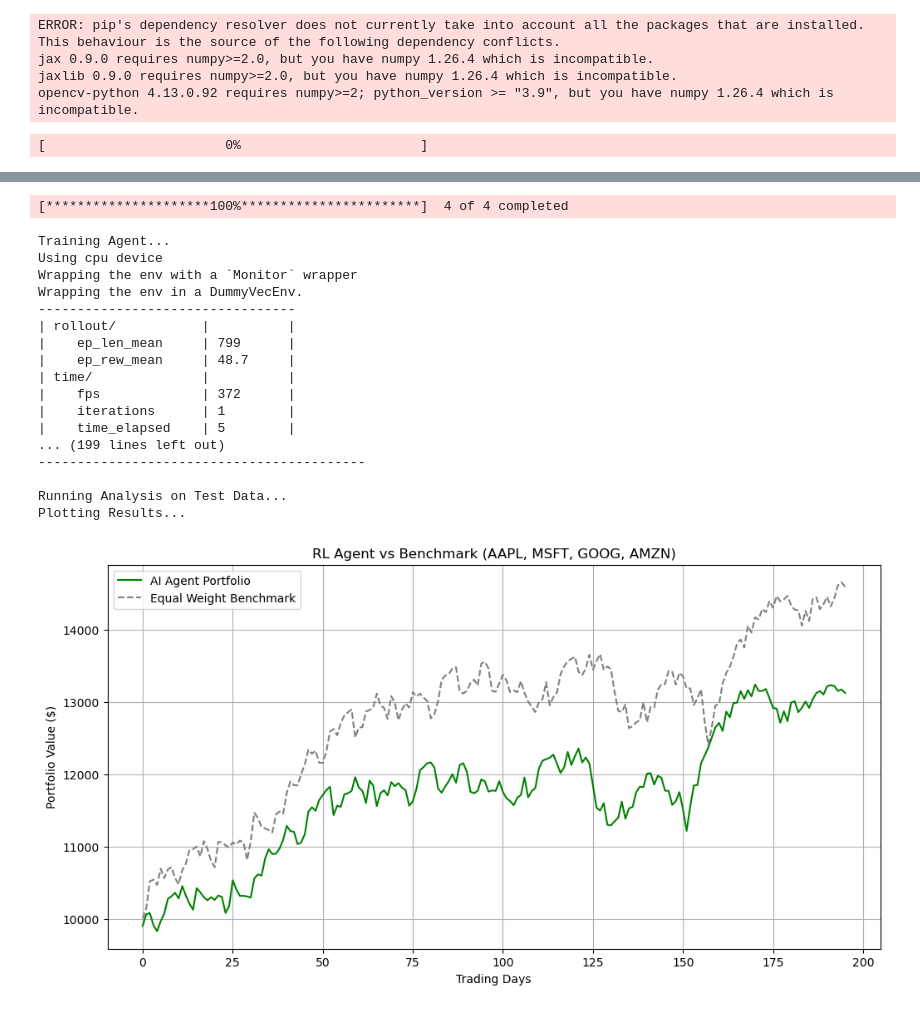
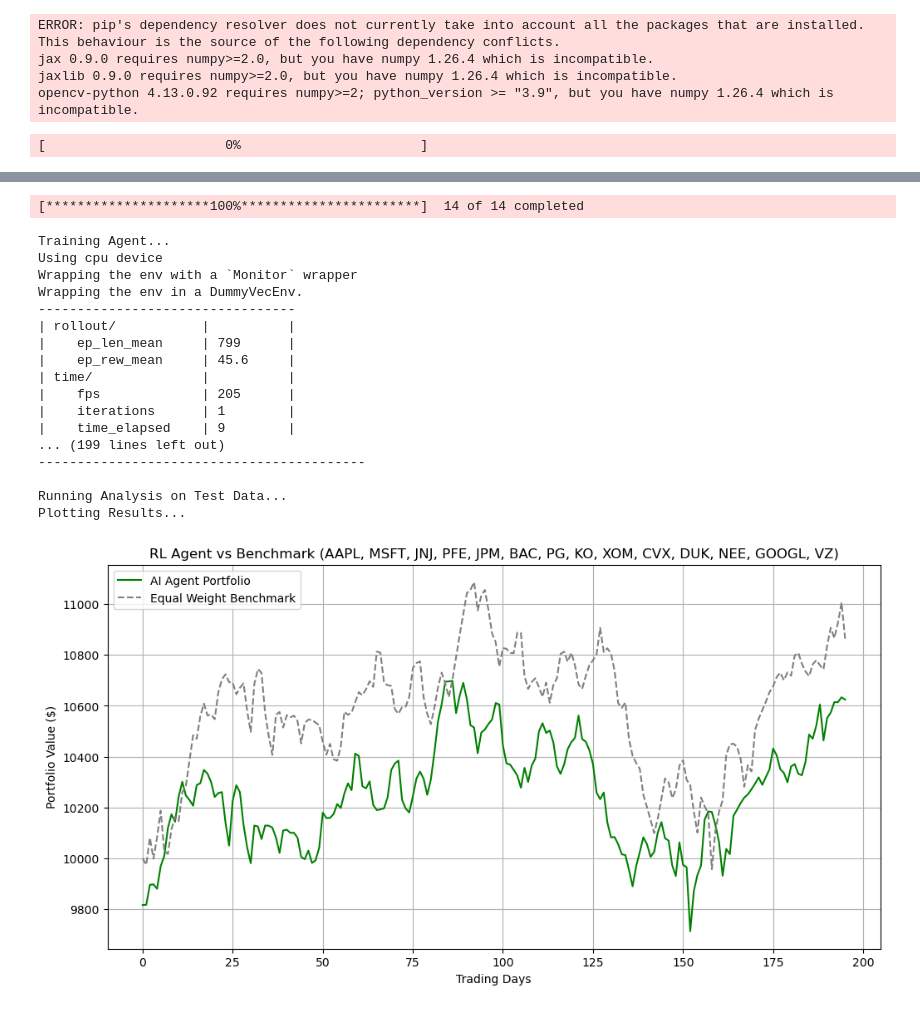
Before and after one commit to parth-f00/Portfolio_Management, a Jupyter notebook: portfolio_rl.ipynb, the cells around one changed output, grey strips where cells are left out. Drawn from its saved outputs; the diff is of its cells as text; code cells hidden in the pictures.

```diff
--- a/portfolio_rl.ipynb
+++ b/portfolio_rl.ipynb
@@ -129,7 +129,7 @@ class PortfolioEnv(gym.Env):
 
     def step(self, action):
         # 1. Convert Agent's raw action into portfolio weights (Softmax)
-        # e.g., Action [2.0, 1.0] -> Weights [0.73, 0.27]
+
         exp_action = np.exp(action)
         weights = exp_action / np.sum(exp_action)
 
@@ -168,7 +168,20 @@ class PortfolioEnv(gym.Env):
 
 # A. Configuration
 #Stock examples
-TICKERS = ['AAPL', 'MSFT', 'GOOG', 'AMZN']
+TICKERS = ["AAPL",  # Apple (Technology)
+    "MSFT",  # Microsoft (Technology)
+    "JNJ",   # Johnson & Johnson (Healthcare)
+    "PFE",   # Pfizer (Healthcare)
+    "JPM",   # JPMorgan Chase (Finance)
+    "BAC",   # Bank of America (Finance)
+    "PG",    # Procter & Gamble (Consumer Goods)
+    "KO",    # Coca-Cola (Consumer Goods)
+    "XOM",   # ExxonMobil (Energy)
+    "CVX",   # Chevron (Energy)
+    "DUK",   # Duke Energy (Utilities)
+    "NEE",   # NextEra Energy (Utilities)
+    "GOOGL", # Alphabet (Communication)
+    "VZ"   ]  # Verizon (Communication)]
 START_DATE = '2020-01-01'
 END_DATE = '2024-01-01'
 
@@ -226,19 +239,19 @@ Downloading data for: ['AAPL', 'MSFT', 'GOOG', 'AMZN']
-[*********************100%***********************]  4 of 4 completed
+[*********************100%***********************]  14 of 14 completed
 Training Agent...
 Using cpu device
 Wrapping the env with a `Monitor` wrapper
 Wrapping the env in a DummyVecEnv.
 ---------------------------------
 | rollout/           |          |
 |    ep_len_mean     | 799      |
-|    ep_rew_mean     | 48.7     |
+|    ep_rew_mean     | 45.6     |
 | time/              |          |
-|    fps             | 372      |
+|    fps             | 205      |
 |    iterations      | 1        |
-|    time_elapsed    | 5        |
+|    time_elapsed    | 9        |
 ... (199 lines left out)
 ------------------------------------------
 
 Running Analysis on Test Data...
 Plotting Results...
-[figure, old version]
+[figure, new version]
```
Also changed, not shown: parts of 1 cell of this notebook.
